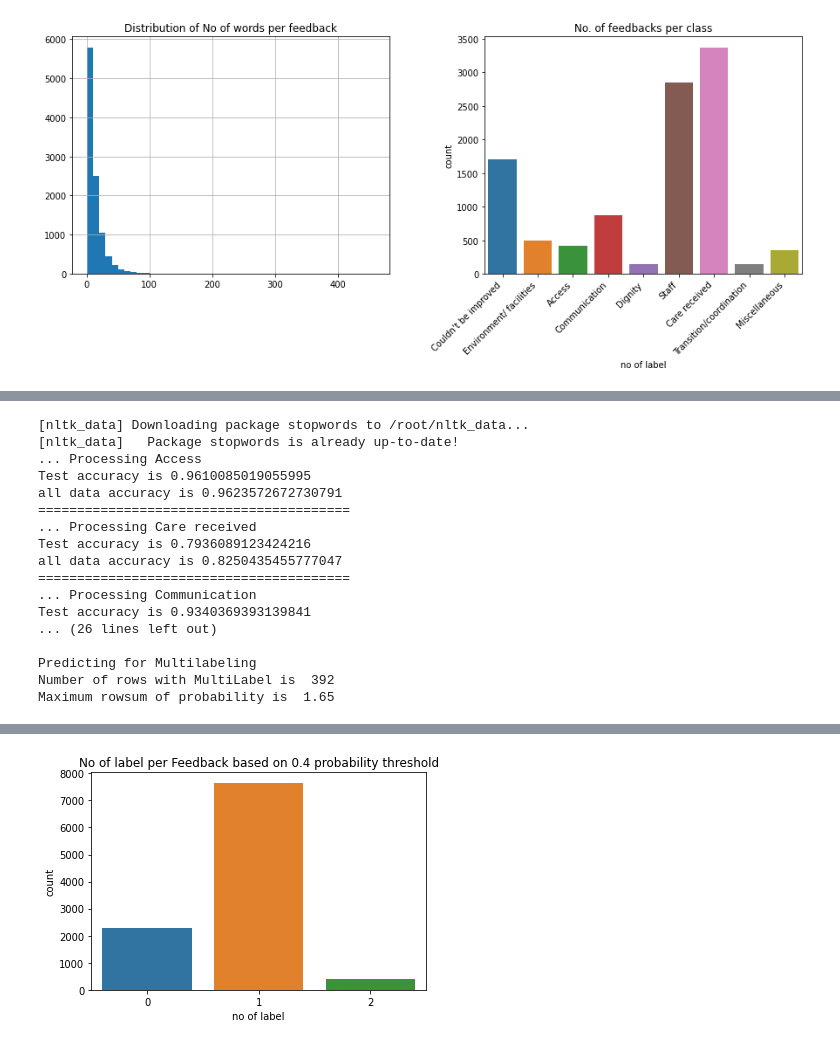
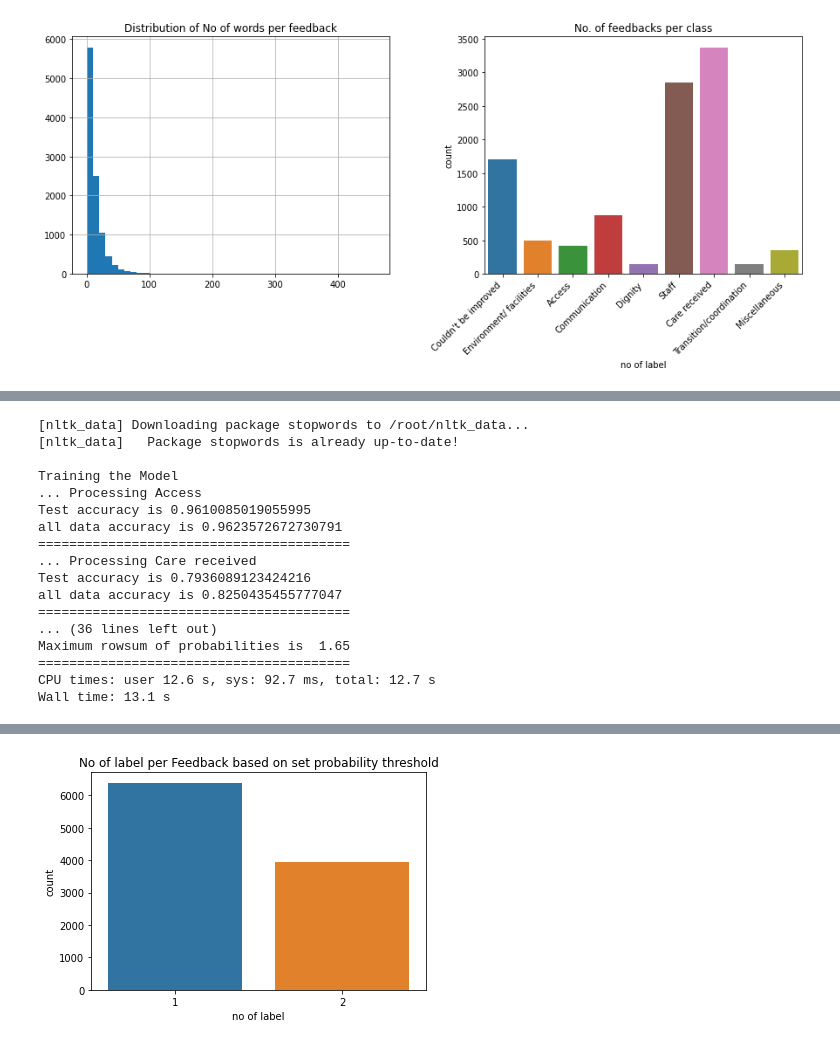
Before and after one commit to CDU-data-science-team/zero-shot, a Jupyter notebook: Multilabeling.ipynb, the cells around one changed output, grey strips where cells are left out. Saved outputs shown, nothing was run; the diff lists cells and outputs as text; code cells hidden in the pictures.

Commit message:
multilabel model with enhanced multilabeling threshold

```diff
--- a/Multilabeling.ipynb
+++ b/Multilabeling.ipynb
@@ -171,5 +146,7 @@ All Done
 # %%
+# Multi-label classification approach
 #==================================================== Each row probabilities don't neccesarily add up to 1 ====================================================
+%%time
 import pandas as pd
 import numpy as np
 from sklearn.feature_extraction.text import TfidfVectorizer
@@ -181,7 +158,7 @@ import nltk
 from nltk.corpus import stopwords
 nltk.download('stopwords')
 stop_word = set(stopwords.words('english'))
-from sklearn.preprocessing import OneHotEncoder, LabelBinarizer
+from sklearn.preprocessing import OneHotEncoder, LabelBinarizer, LabelEncoder
 from sklearn.model_selection import train_test_split
 from sklearn.metrics import accuracy_score, balanced_accuracy_score
 from sklearn.linear_model import LogisticRegression
@@ -194,8 +171,9 @@ url = 'https://raw.githubusercontent.com/CDU-data-science-team/pxtextmining/main
 df = pd.read_csv(url, usecols=['feedback', 'label'],  encoding='utf-8')#, nrows=100)
 df.feedback.fillna('', inplace=True)
 
-# try do one-hot encoding of the labels
+# Preprocess the single labelled dataset into a multilabel dataset and split the data into train and test set
 lb = LabelBinarizer().fit(df.label)
+le = LabelEncoder().fit(df.label)    # create the label encoder object(needed for converting our prediction back to the text labels)
 classes = lb.transform(df.label)
 class_df = pd.DataFrame(classes, columns=lb.classes_)
 df = pd.concat([df, class_df], axis=1)
@@ -204,17 +182,13 @@ train, test = train_test_split(df, random_state=42, test_size=0.33, shuffle=True
 X_train = train.feedback
 X_test = test.feedback
 
-# for cat in set(df.label):
-
-
 # Define a pipeline combining a text feature extractor with multi lable classifier
 LogReg_pipeline = Pipeline([
                ('tfidf', TfidfVectorizer(stop_words=stop_word)),
                ('clf', OneVsRestClassifier(LogisticRegression(solver='sag'), n_jobs=1)),
                ])
 
-# probs = {}
-# all_pred_prob = []
+print('\nTraining the Model')
 for category in lb.classes_:
     print('... Processing {}'.format(category))
     # train the model using X_dtm & y
@@ -230,35 +204,56 @@ for category in lb.classes_:
     df[category] = [p[-1] for p in probs]                         # extract the probabilities for label 1 = represent that the row belongs to the specified class
     print('='*40)
 
+# Extract all probability as an array
+all_pred_prob = df.iloc[:, -9:].values
+
+# Single Labeling
+print('\nPredicting for Single_labeling')
+predt = np.argmax(all_pred_prob, axis=-1)
+predt = le.inverse_transform(predt)                  # convert the label code into the original class names
+df['Single_label'] = predt
+print('Overall accuracy is {}'.format(accuracy_score(df['label'], predt)))   # explore the model performance on the test data
+print('Overall Balance accuracy is {}'.format(balanced_accuracy_score(df['label'], predt)))   # explore the model performance on the test data
+print('='*40)
 
 # Multi-label prediction on the full dataset
 print('\nPredicting for Multilabeling')
-all_pred_prob = df.iloc[:, -9:].values
-threshold = 0.4
+high = 0.5
 multilabel_counter = 0
 label_counter = []
-for i, p in enumerate(all_pred_prob):                                # itererate over each row
+multilabel_rowindex = []
+for i, p in enumerate(all_pred_prob): # itererate over each row
+  # set the threshold to be either high or the seventy-fifth percentile
+  seventh = np.percentile(p, [75])
+  if max(p) > high:
+    threshold = high
+  else:
+    threshold = seventh
   best_labels_dict = {k:v for k,v in enumerate(p) if v>threshold}    # extract  as a dictionary the index and values of probaility greater than the threshold percentage
   best_labels_id = sorted(best_labels_dict, key=best_labels_dict.get, reverse=True) # Extract the label code(best_labels_dict.keys) arranged in decreasing order of their probability values
   best_label = le.inverse_transform(best_labels_id)                  # convert the label code into the original class names
   label_counter.append(len(best_label))
-
-  if len(best_label) < 1:
-    df.loc[i,'multi_label'] = np.nan
-  else:
-    df.loc[i,'multi_label'] = ', '.join(best_label)
+  df.loc[i,'multi_label'] = ', '.join(best_label)
 
   if len(best_label) > 1:
-    multilabel_counter+=1
+      multilabel_counter+=1
+      multilabel_rowindex.append(i)
 
 print('Number of rows with MultiLabel is ', multilabel_counter)
-print('Maximum rowsum of probability is ', round(max(df.iloc[:, -9:].sum(axis=1)),2))    # To confirm that the probabilities across each row didn't auto add up to 1
+print('Maximum rowsum of probabilities is ', round(max(df.iloc[:, -9:].sum(axis=1)),2))    # To prove the probabilities across each row didn't auto add up to 1
+print('='*40)
 
-sns.countplot(label_counter).set(xlabel='no of label', title=f'No of label per Feedback based on {threshold} probability threshold')
+# Visualization
+sns.countplot(x=label_counter).set(xlabel='no of label', title='No of label per Feedback based on set probability threshold')
 df.head()
+
+# export the data
+df.to_csv('MultiLa_data.csv')
 # %% [output]
 [nltk_data] Downloading package stopwords to /root/nltk_data...
 [nltk_data]   Package stopwords is already up-to-date!
+
+Training the Model
 ... Processing Access
 Test accuracy is 0.9610085019055995
 all data accuracy is 0.9623572672730791
@@ -267,10 +262,8 @@ all data accuracy is 0.9623572672730791
 Test accuracy is 0.7936089123424216
 all data accuracy is 0.8250435455777047
 ========================================
-... Processing Communication
-Test accuracy is 0.9340369393139841
-... (26 lines left out)
-
-Predicting for Multilabeling
-Number of rows with MultiLabel is  392
-Maximum rowsum of probability is  1.65
+... (36 lines left out)
+Maximum rowsum of probabilities is  1.65
+========================================
+CPU times: user 12.6 s, sys: 92.7 ms, total: 12.7 s
+Wall time: 13.1 s
@@ -283 +270 @@ Maximum rowsum of probability is  1.65
-[figure, old version]
+[figure, new version]
```
Also changed, not shown: parts of 5 cells of this notebook.
